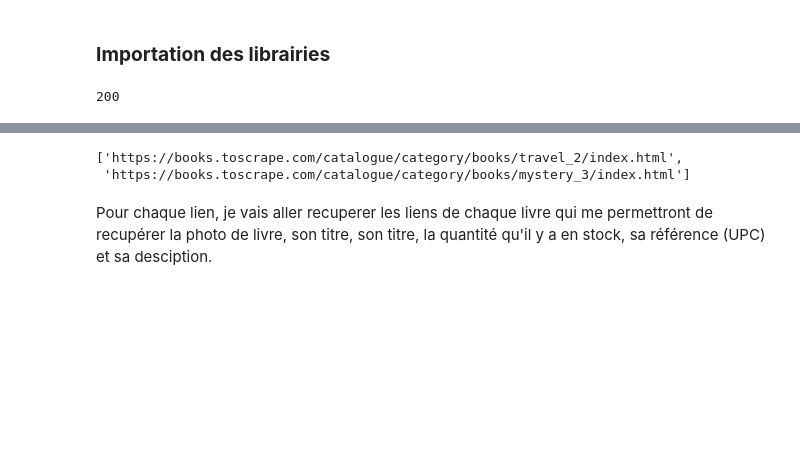
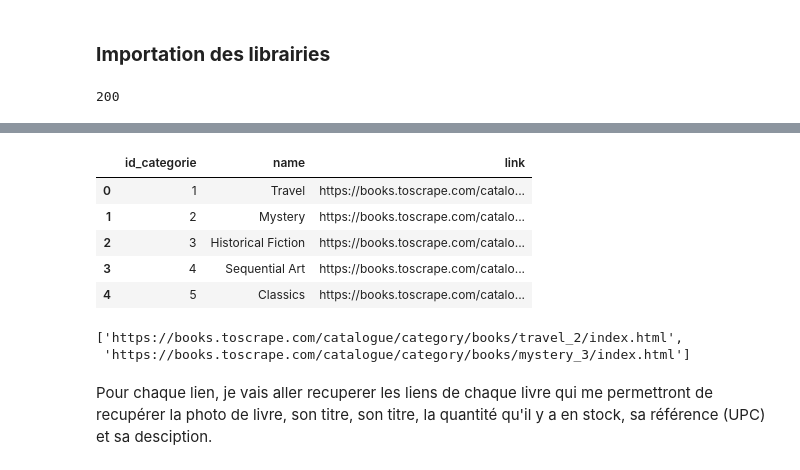
Before and after one commit to bigbong-K/projet_gestion_bibliotheque, a Jupyter notebook: scrapping/main.ipynb, the cells around one changed output, grey strips where cells are left out. Cells and saved outputs as stored; diff of their text form; code cells hidden in the pictures; blank space fills up the shorter version.

```diff
--- a/scrapping/main.ipynb
+++ b/scrapping/main.ipynb
@@ -46,3 +46,15 @@ df_categorie.head()
 | 2 | Historical Fiction | https://books.toscrape.com/catalo... |
 | 3 | Sequential Art | https://books.toscrape.com/catalo... |
 | 4 | Classics | https://books.toscrape.com/catalo... |
+# %%
+df_categorie = df_categorie.reset_index()
+df_categorie = df_categorie.rename(columns={"index":"id_categorie"})
+df_categorie["id_categorie"] = df_categorie["id_categorie"] + 1
+df_categorie.head()
+# %% [output]
+|  | id_categorie | name | link |
+| 0 | 1 | Travel | https://books.toscrape.com/catalo... |
+| 1 | 2 | Mystery | https://books.toscrape.com/catalo... |
+| 2 | 3 | Historical Fiction | https://books.toscrape.com/catalo... |
+| 3 | 4 | Sequential Art | https://books.toscrape.com/catalo... |
+| 4 | 5 | Classics | https://books.toscrape.com/catalo... |
```
Also changed, not shown: parts of 6 cells of this notebook.
